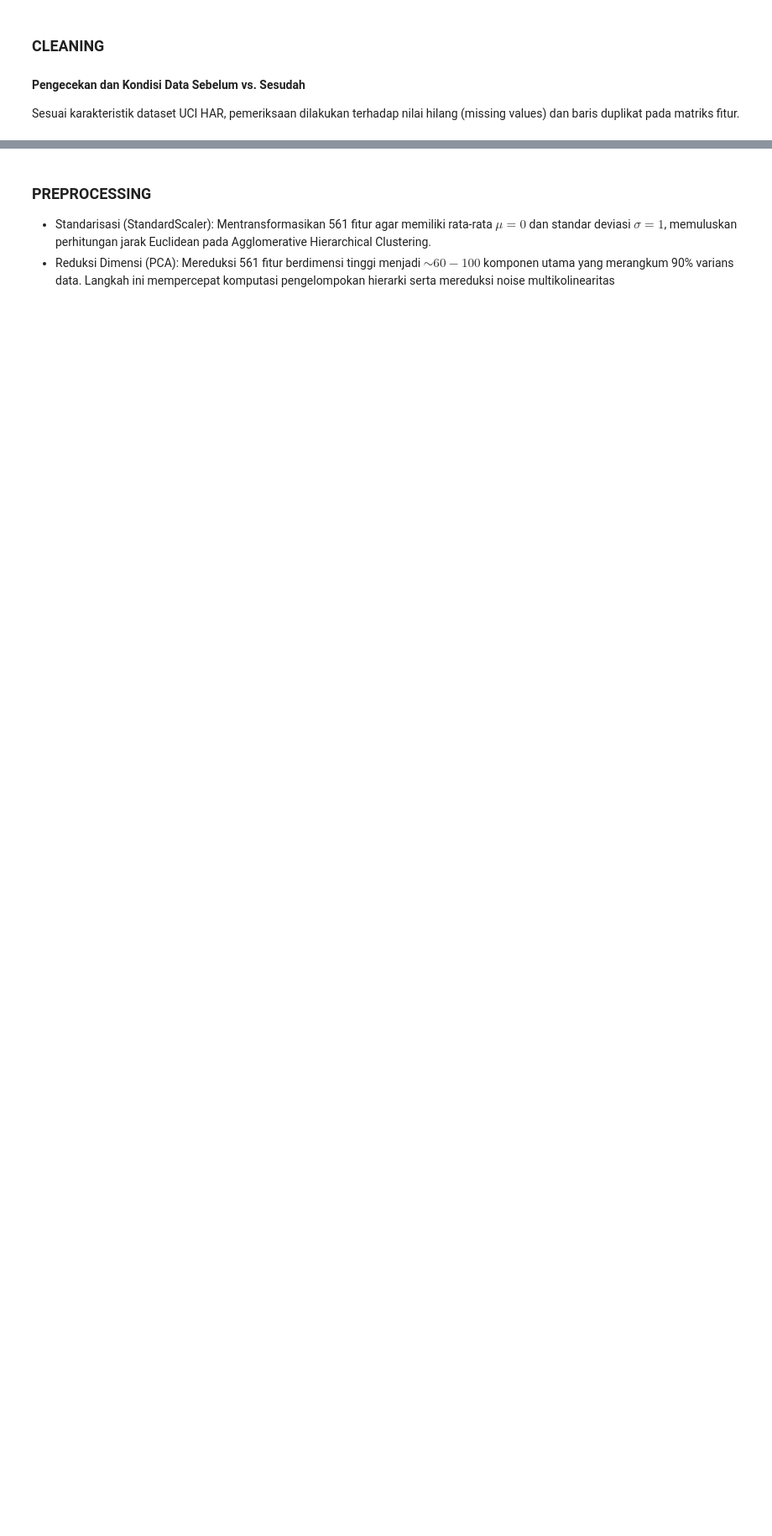
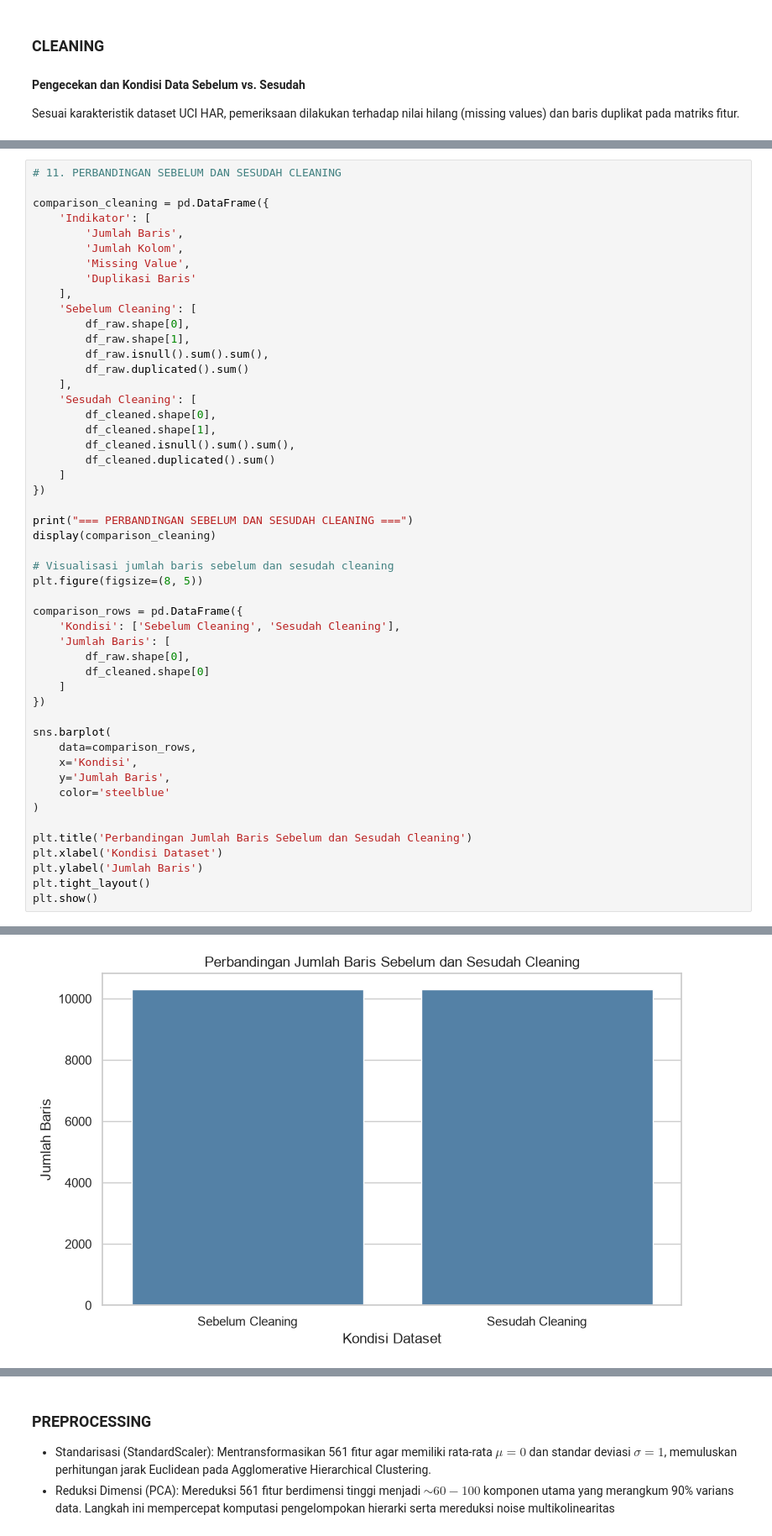
Before and after one commit to KLVA147/10_DS-IF-A_DC-Cakung, a Jupyter notebook: Main.ipynb, the cells around one changed output, grey strips where cells are left out. Shown at 84% size. Cells and saved outputs as stored; diff of their text form; blank space fills up the shorter version.

```diff
--- a/Main.ipynb
+++ b/Main.ipynb
@@ -193,0 +856,51 @@ Baris Duplikat Sebelum : 0
+# %%
+# 11. PERBANDINGAN SEBELUM DAN SESUDAH CLEANING
+
+comparison_cleaning = pd.DataFrame({
+    'Indikator': [
+        'Jumlah Baris',
+        'Jumlah Kolom',
+        'Missing Value',
+        'Duplikasi Baris'
+    ],
+    'Sebelum Cleaning': [
+        df_raw.shape[0],
+        df_raw.shape[1],
+        df_raw.isnull().sum().sum(),
+        df_raw.duplicated().sum()
+    ],
+    'Sesudah Cleaning': [
+        df_cleaned.shape[0],
+        df_cleaned.shape[1],
+        df_cleaned.isnull().sum().sum(),
+        df_cleaned.duplicated().sum()
+    ]
+})
+
+print("=== PERBANDINGAN SEBELUM DAN SESUDAH CLEANING ===")
+display(comparison_cleaning)
+
+# Visualisasi jumlah baris sebelum dan sesudah cleaning
+plt.figure(figsize=(8, 5))
+
+comparison_rows = pd.DataFrame({
+    'Kondisi': ['Sebelum Cleaning', 'Sesudah Cleaning'],
+    'Jumlah Baris': [
+        df_raw.shape[0],
+        df_cleaned.shape[0]
+    ]
+})
+
+sns.barplot(
+    data=comparison_rows,
+    x='Kondisi',
+    y='Jumlah Baris',
+    color='steelblue'
+)
+
+plt.title('Perbandingan Jumlah Baris Sebelum dan Sesudah Cleaning')
+plt.xlabel('Kondisi Dataset')
+plt.ylabel('Jumlah Baris')
+plt.tight_layout()
+plt.show()
+# %% [output]
@@ -193,0 +913 @@ Baris Duplikat Sebelum : 0
+[figure, added]
```
Also changed, not shown: parts of 42 cells of this notebook.
